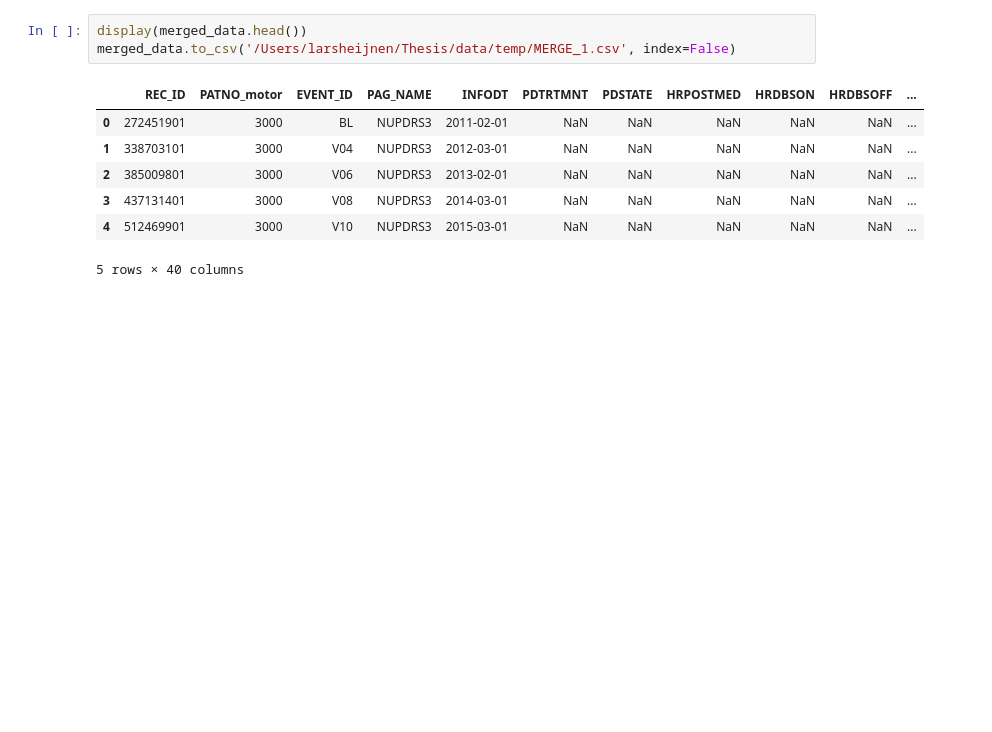
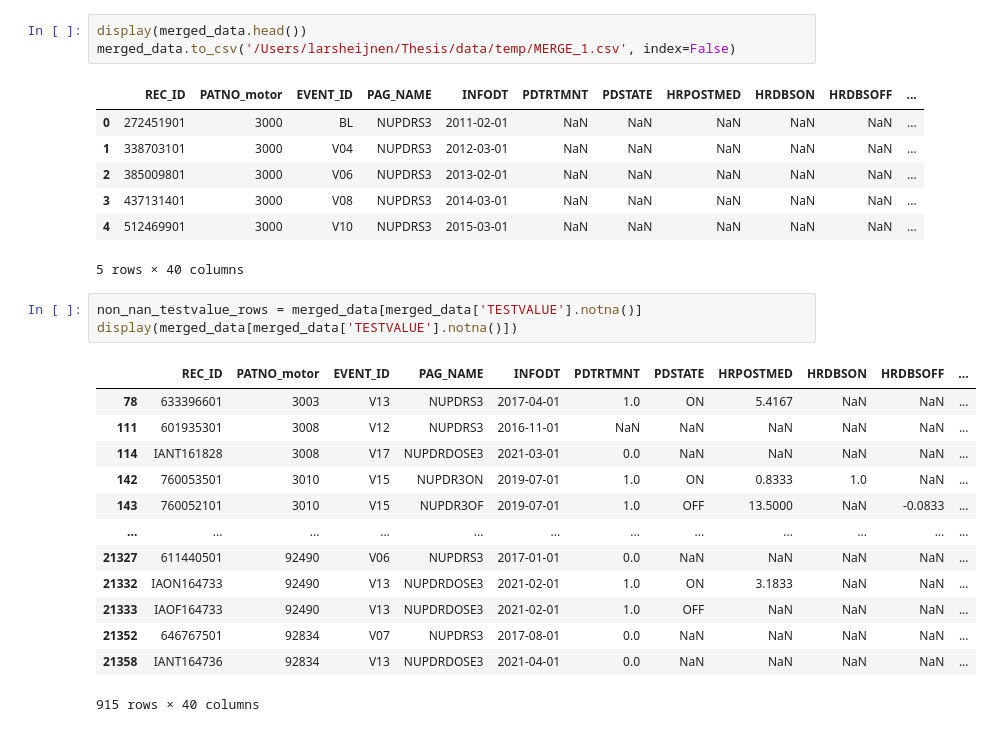
Before and after one commit to LarsHeijnennn/Thesis, a Jupyter notebook: Modelling/temp/motor_blood_merge_attempt.ipynb, the cells around one changed output. Saved outputs shown, nothing was run; the diff lists cells and outputs as text; blank space fills up the shorter version.

```diff
--- a/Modelling/temp/motor_blood_merge_attempt.ipynb
+++ b/Modelling/temp/motor_blood_merge_attempt.ipynb
@@ -141,3 +197,20 @@ merged_data.to_csv('/Users/larsheijnen/Thesis/data/temp/MERGE_1.csv', index=Fals
 | 3 | 437131401 | 3000 | V08 | NUPDRS3 | 2014-03-01 | NaN | NaN | NaN | NaN | NaN | ... |
 | 4 | 512469901 | 3000 | V10 | NUPDRS3 | 2015-03-01 | NaN | NaN | NaN | NaN | NaN | ... |
 5 rows × 40 columns
+# %%
+non_nan_testvalue_rows = merged_data[merged_data['TESTVALUE'].notna()]
+display(merged_data[merged_data['TESTVALUE'].notna()])
+# %% [output]
+|  | REC_ID | PATNO_motor | EVENT_ID | PAG_NAME | INFODT | PDTRTMNT | PDSTATE | HRPOSTMED | HRDBSON | HRDBSOFF | ... |
+| 78 | 633396601 | 3003 | V13 | NUPDRS3 | 2017-04-01 | 1.0 | ON | 5.4167 | NaN | NaN | ... |
+| 111 | 601935301 | 3008 | V12 | NUPDRS3 | 2016-11-01 | NaN | NaN | NaN | NaN | NaN | ... |
+| 114 | IANT161828 | 3008 | V17 | NUPDRDOSE3 | 2021-03-01 | 0.0 | NaN | NaN | NaN | NaN | ... |
+| 142 | 760053501 | 3010 | V15 | NUPDR3ON | 2019-07-01 | 1.0 | ON | 0.8333 | 1.0 | NaN | ... |
+| 143 | 760052101 | 3010 | V15 | NUPDR3OF | 2019-07-01 | 1.0 | OFF | 13.5000 | NaN | -0.0833 | ... |
+| ... | ... | ... | ... | ... | ... | ... | ... | ... | ... | ... | ... |
+| 21327 | 611440501 | 92490 | V06 | NUPDRS3 | 2017-01-01 | 0.0 | NaN | NaN | NaN | NaN | ... |
+| 21332 | IAON164733 | 92490 | V13 | NUPDRDOSE3 | 2021-02-01 | 1.0 | ON | 3.1833 | NaN | NaN | ... |
+| 21333 | IAOF164733 | 92490 | V13 | NUPDRDOSE3 | 2021-02-01 | 1.0 | OFF | NaN | NaN | NaN | ... |
+| 21352 | 646767501 | 92834 | V07 | NUPDRS3 | 2017-08-01 | 0.0 | NaN | NaN | NaN | NaN | ... |
+| 21358 | IANT164736 | 92834 | V13 | NUPDRDOSE3 | 2021-04-01 | 0.0 | NaN | NaN | NaN | NaN | ... |
+915 rows × 40 columns
```
Also changed, not shown: parts of 10 cells of this notebook, 3 other files.
